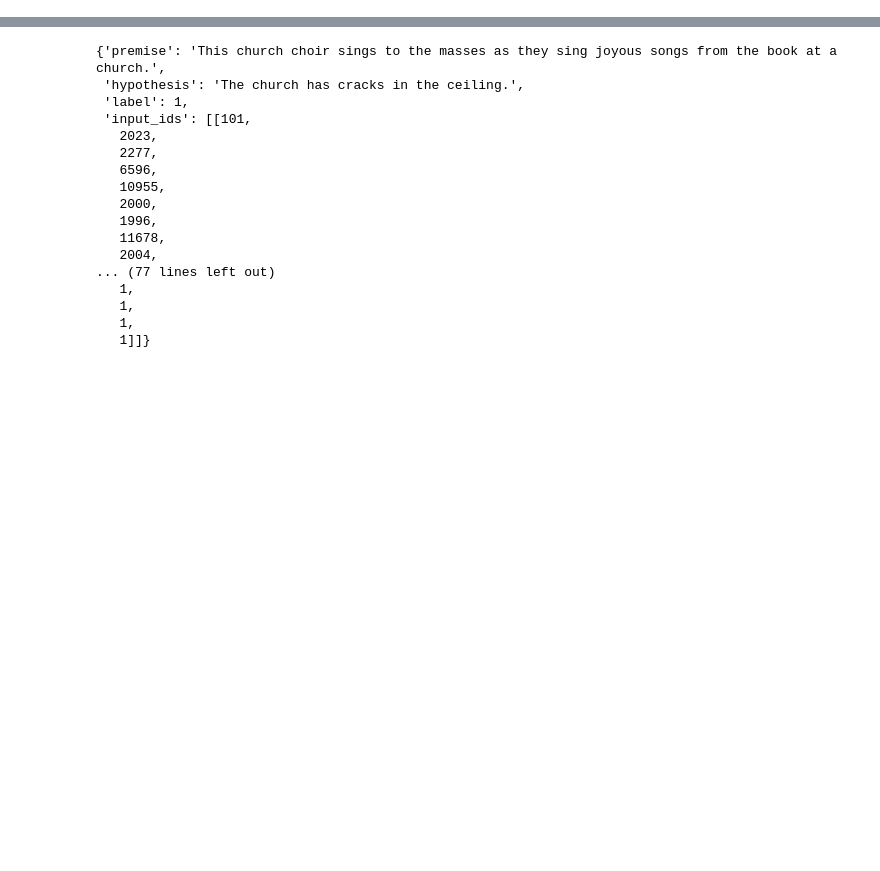
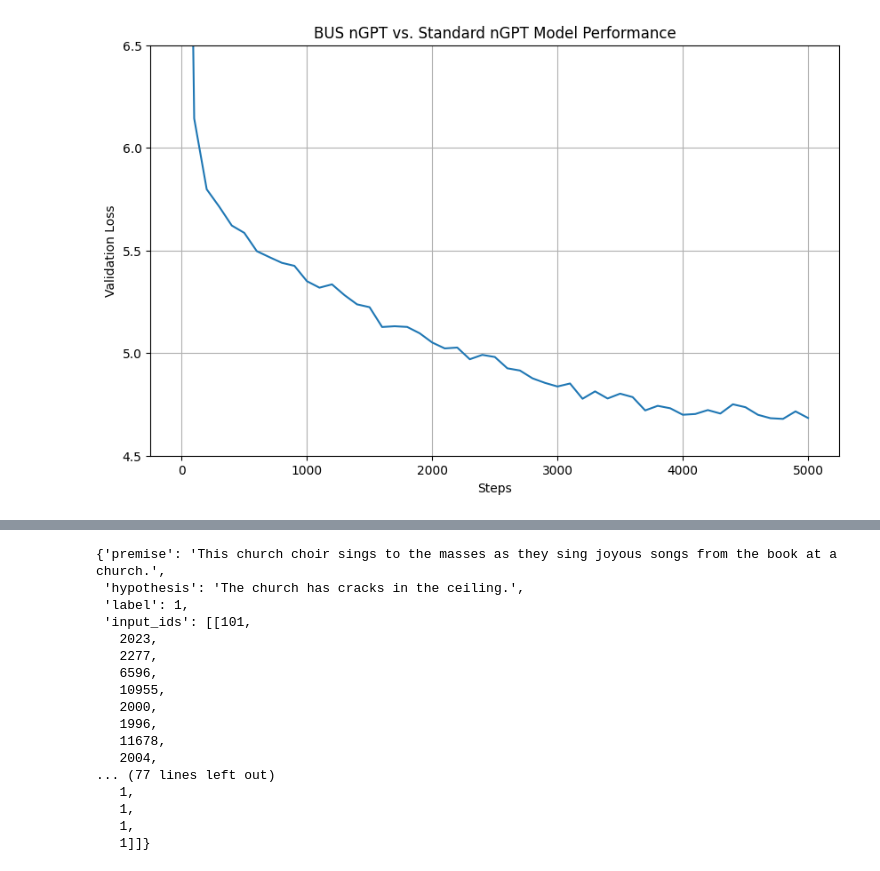
Before and after one commit to brianakl/bootstrapped_model_up_scaling, a Jupyter notebook: generate_data.ipynb, the cells around one changed output, grey strips where cells are left out. Saved outputs shown, nothing was run; the diff lists cells and outputs as text; code cells hidden in the pictures; blank space fills up the shorter version.

Commit message:
adding graphs

```diff
--- a/generate_data.ipynb
+++ b/generate_data.ipynb
@@ -8,0 +14,12 @@ import tiktoken
+# %%
+import csv
+
+x = []
+y = []
+
+with open('base_512_fullrun.csv', 'r') as csvfile:
+    csvreader = csv.reader(csvfile)
+    next(csvreader)  # Skip header if present
+    for row in csvreader:
+        x.append(float(row[1]))  # Assuming x is in the first column
+        y.append(float(row[2]))  # Assuming y is in the second column
@@ -8,0 +80,13 @@ import tiktoken
+# %%
+plt.figure(figsize=(10, 6))
+plt.plot(x, y)
+# plt.yscale('log')
+plt.ylim([4.5, 6.5])
+plt.xlabel('Steps')
+plt.ylabel('Validation Loss')
+plt.yticks([4.5, 5, 5.5, 6, 6.5])
+plt.title('BUS nGPT vs. Standard nGPT Model Performance')
+plt.grid(True)
+plt.show()
+# %% [output]
+[figure, added]
```
Also changed, not shown: parts of 14 cells of this notebook, 2 other files.
